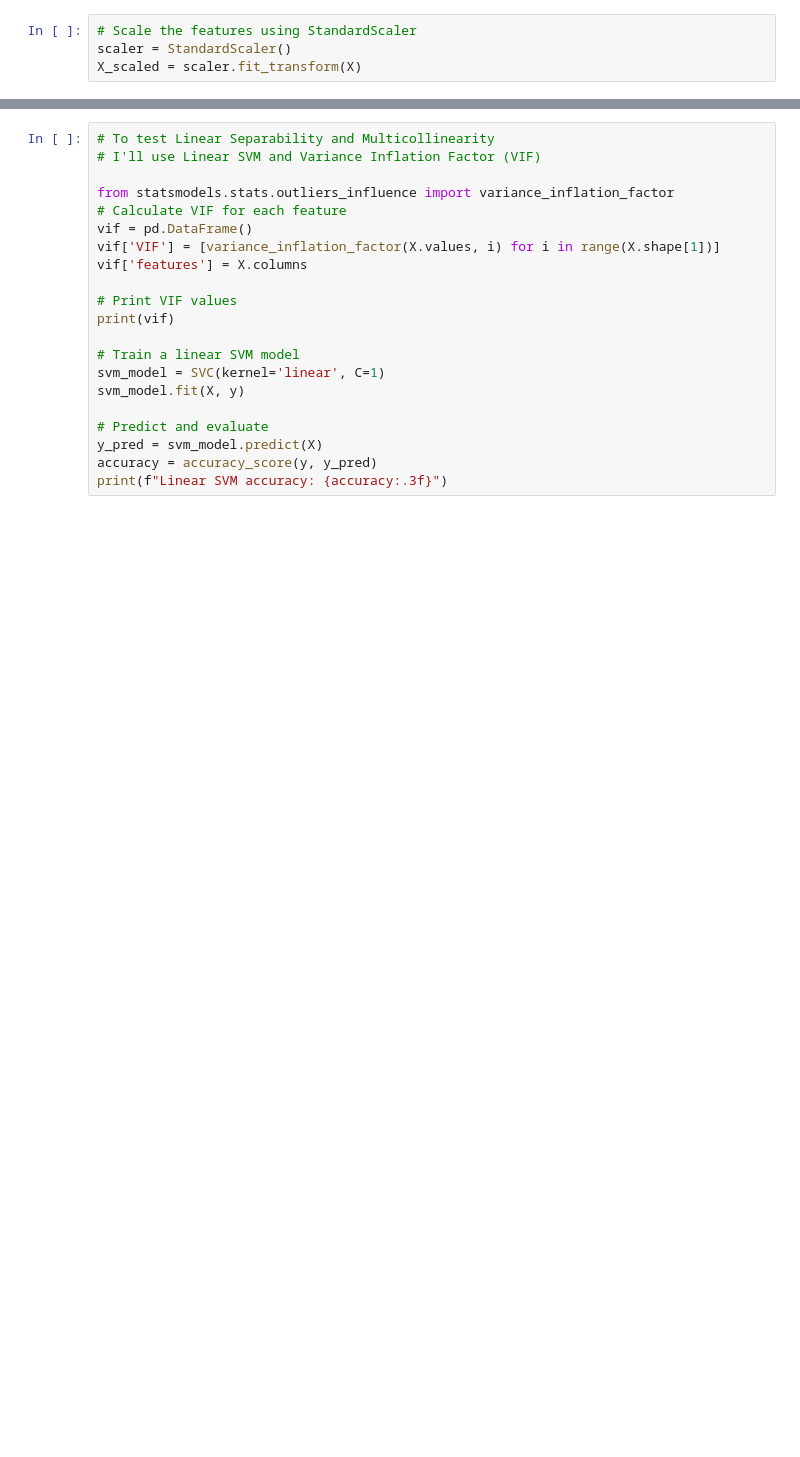
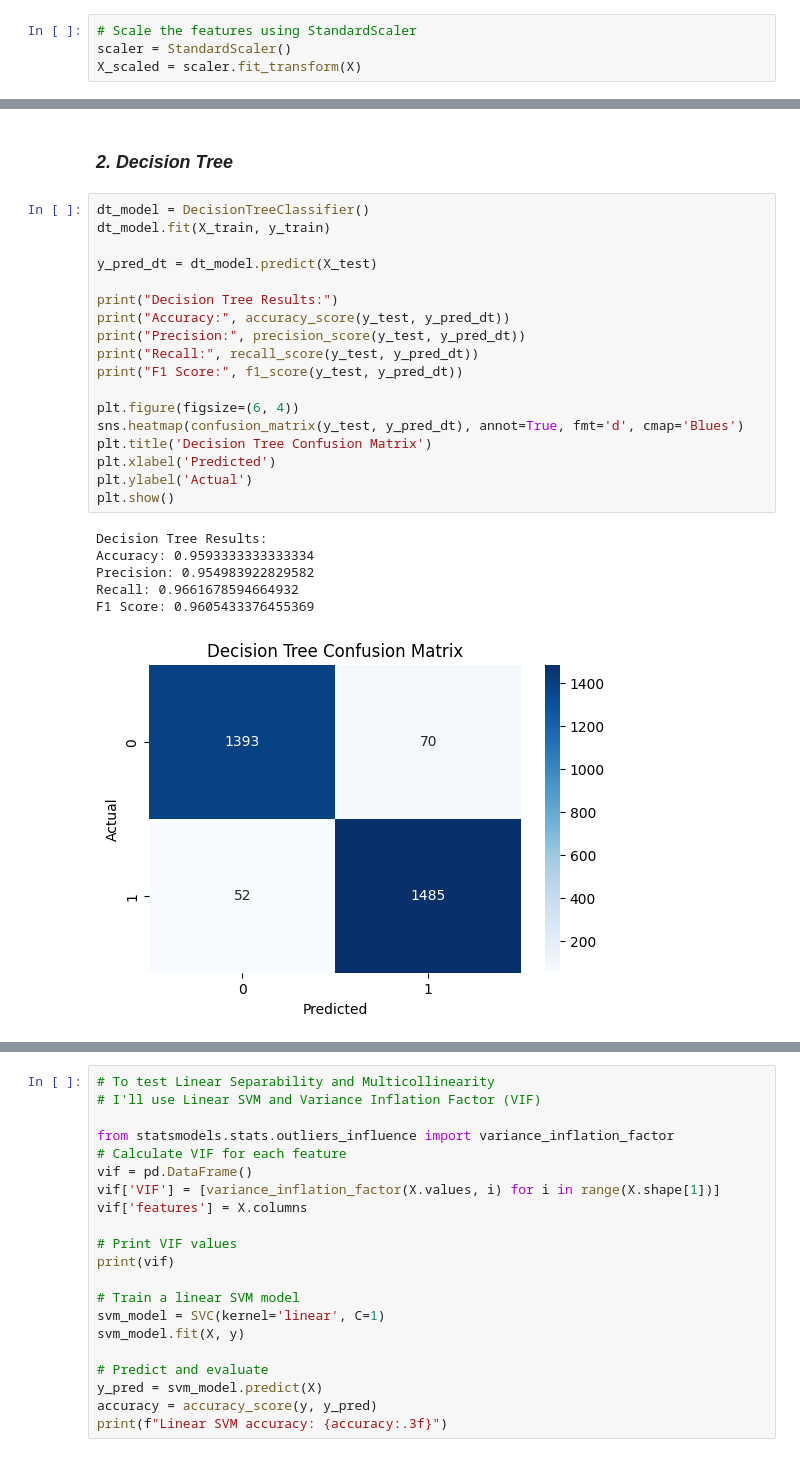
Before and after one commit to Desmyk/MACHINELEARNING_CAPSTONE, a Jupyter notebook: PhishingCapstone.ipynb, the cells around one changed output, grey strips where cells are left out. Cells and saved outputs as stored; diff of their text form; blank space fills up the shorter version.

```diff
--- a/PhishingCapstone.ipynb
+++ b/PhishingCapstone.ipynb
@@ -516,0 +228,27 @@ plt.show()
+# %% [markdown]
+### *2. Decision Tree*
+# %%
+dt_model = DecisionTreeClassifier()
+dt_model.fit(X_train, y_train)
+
+y_pred_dt = dt_model.predict(X_test)
+
+print("Decision Tree Results:")
+print("Accuracy:", accuracy_score(y_test, y_pred_dt))
+print("Precision:", precision_score(y_test, y_pred_dt))
+print("Recall:", recall_score(y_test, y_pred_dt))
+print("F1 Score:", f1_score(y_test, y_pred_dt))
+
+plt.figure(figsize=(6, 4))
+sns.heatmap(confusion_matrix(y_test, y_pred_dt), annot=True, fmt='d', cmap='Blues')
+plt.title('Decision Tree Confusion Matrix')
+plt.xlabel('Predicted')
+plt.ylabel('Actual')
+plt.show()
+# %% [output]
+Decision Tree Results:
+Accuracy: 0.9593333333333334
+Precision: 0.954983922829582
+Recall: 0.9661678594664932
+F1 Score: 0.9605433376455369
+[figure, added]
```
Also changed, not shown: parts of 38 cells of this notebook.
